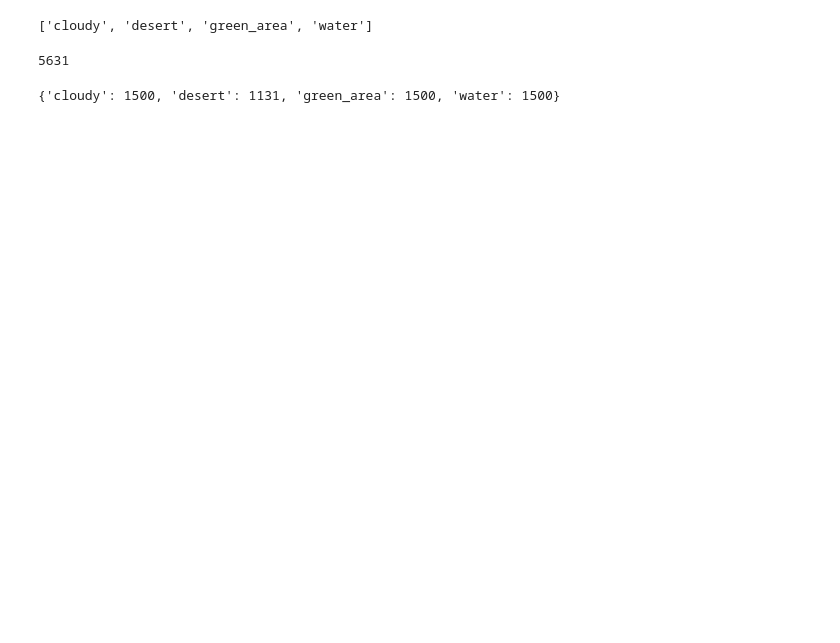
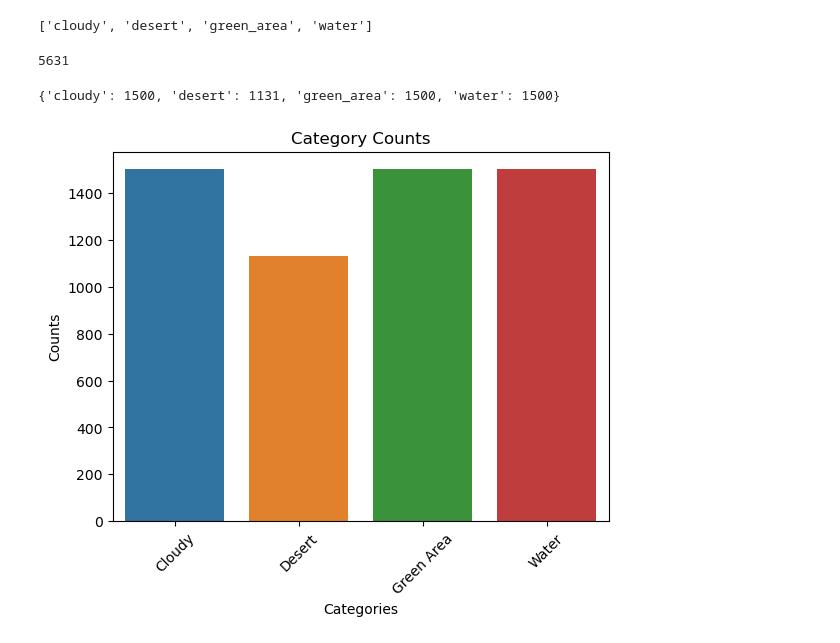
Before and after one commit to ShubhamMisar-12/SateliteImageClassification, a Jupyter notebook: satellite-image-classification.ipynb, the cells around one changed output. Cells and saved outputs as stored; diff of their text form; code cells hidden in the pictures; blank space fills up the shorter version.

Commit message:
Kaggle Notebook | Satellite Image Classification | Model Building

```diff
--- a/satellite-image-classification.ipynb
+++ b/satellite-image-classification.ipynb
@@ -56,10 +56,9 @@ from torchvision.datasets import ImageFolder
 ### Reading Files from Imagefolder
 # %%
 transform = transforms.Compose([transforms.Resize(255),
-                                transforms.CenterCrop(224),
+                                transforms.CenterCrop(64),
+                                transforms.RandomVerticalFlip(),
                                 transforms.RandomHorizontalFlip(),
-                                transforms.ColorJitter(brightness=0.1, contrast=0.1, saturation=0.1, hue=0.1),
-                                transforms.RandomRotation(degrees=10),
                                 transforms.ToTensor()])
 # %%
 dataset = ImageFolder('/kaggle/input/satellite-image-classification/data/', transform=transform)
@@ -84,3 +83,14 @@ value_counts = dict(zip(dataset.classes, value_counts.values()))
 print(value_counts)
 # %% [output]
 {'cloudy': 1500, 'desert': 1131, 'green_area': 1500, 'water': 1500}
+# %%
+import seaborn as sns
+import matplotlib.pyplot as plt
+sns.barplot(x=list(value_counts.keys()), y= list(value_counts.values()))
+plt.xlabel('Categories')
+plt.ylabel('Counts')
+plt.title('Category Counts')
+plt.xticks(range(4),labels = ["Cloudy", "Desert", "Green Area", "Water"], rotation = 45)
+plt.show()
+# %% [output]
+[figure, added]
```
Also changed, not shown: parts of 6 cells of this notebook.
